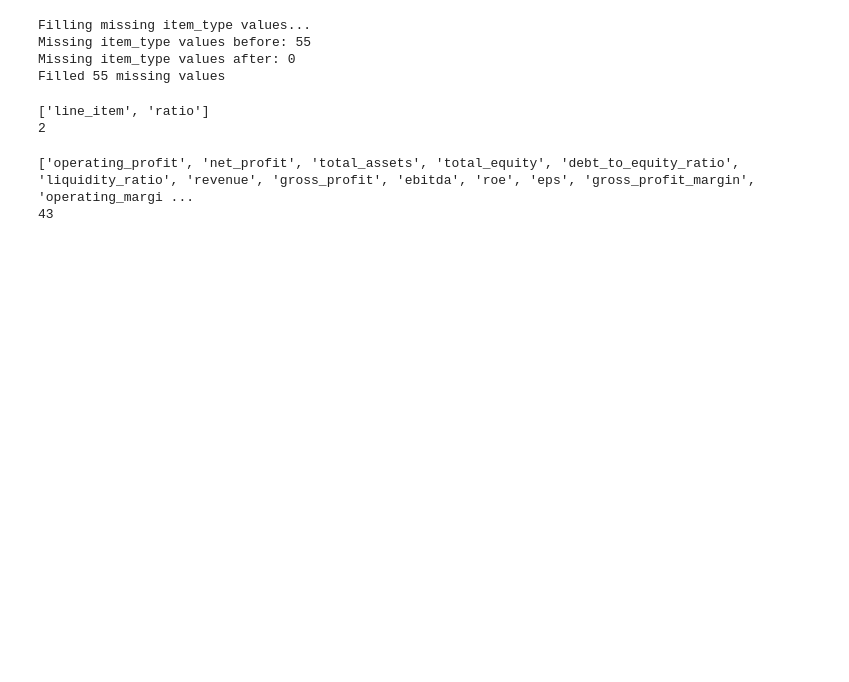
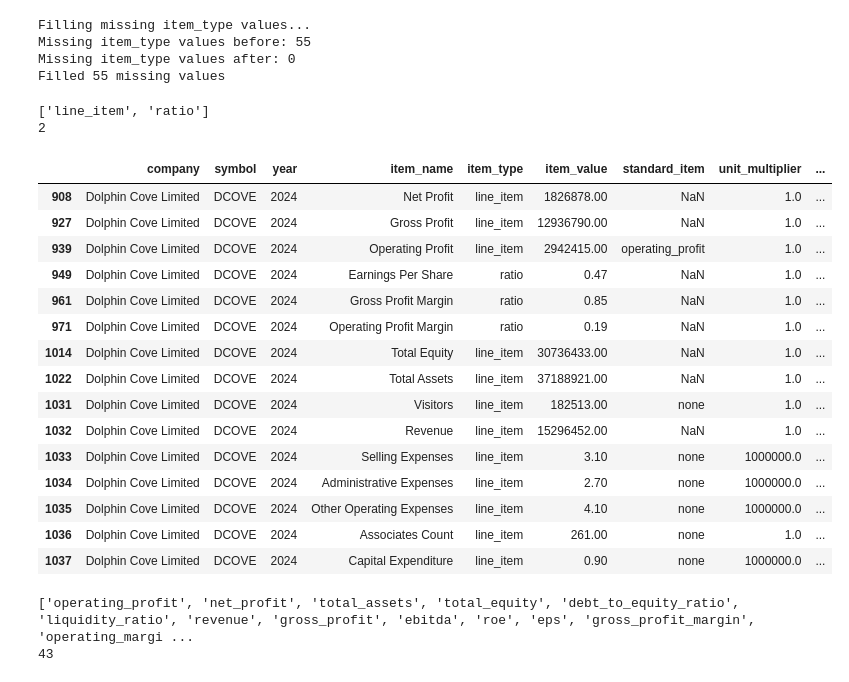
Before and after one commit to Aeontsolutions/jse-data-extractor, a Jupyter notebook: metrics/clean_items.ipynb, the cells around one changed output. Drawn from its saved outputs; the diff is of its cells as text; code cells hidden in the pictures; blank space fills up the shorter version.

```diff
--- a/metrics/clean_items.ipynb
+++ b/metrics/clean_items.ipynb
@@ -275,10 +275,30 @@ print(len(item_types))
 df_cleaned.rename(columns={'item': 'item_value'}, inplace=True)
 
 # convert string to float
+df_cleaned['item_value'] = df_cleaned['item_value'].astype(str).str.replace(',', '')
 df_cleaned['item_value'] = pd.to_numeric(df_cleaned['item_value'], errors='coerce')
 
 # set item_value to float
 df_cleaned['item_value'] = df_cleaned['item_value'].astype(float)
+# %%
+df_cleaned[(df_cleaned["symbol"] == "DCOVE") & (df_cleaned["year"] == 2024)]
+# %% [output]
+|  | company | symbol | year | item_name | item_type | item_value | standard_item | unit_multiplier | ... |
+| 908 | Dolphin Cove Limited | DCOVE | 2024 | Net Profit | line_item | 1826878.00 | NaN | 1.0 | ... |
+| 927 | Dolphin Cove Limited | DCOVE | 2024 | Gross Profit | line_item | 12936790.00 | NaN | 1.0 | ... |
+| 939 | Dolphin Cove Limited | DCOVE | 2024 | Operating Profit | line_item | 2942415.00 | operating_profit | 1.0 | ... |
+| 949 | Dolphin Cove Limited | DCOVE | 2024 | Earnings Per Share | ratio | 0.47 | NaN | 1.0 | ... |
+| 961 | Dolphin Cove Limited | DCOVE | 2024 | Gross Profit Margin | ratio | 0.85 | NaN | 1.0 | ... |
+| 971 | Dolphin Cove Limited | DCOVE | 2024 | Operating Profit Margin | ratio | 0.19 | NaN | 1.0 | ... |
+| 1014 | Dolphin Cove Limited | DCOVE | 2024 | Total Equity | line_item | 30736433.00 | NaN | 1.0 | ... |
+| 1022 | Dolphin Cove Limited | DCOVE | 2024 | Total Assets | line_item | 37188921.00 | NaN | 1.0 | ... |
+| 1031 | Dolphin Cove Limited | DCOVE | 2024 | Visitors | line_item | 182513.00 | none | 1.0 | ... |
+| 1032 | Dolphin Cove Limited | DCOVE | 2024 | Revenue | line_item | 15296452.00 | NaN | 1.0 | ... |
+| 1033 | Dolphin Cove Limited | DCOVE | 2024 | Selling Expenses | line_item | 3.10 | none | 1000000.0 | ... |
+| 1034 | Dolphin Cove Limited | DCOVE | 2024 | Administrative Expenses | line_item | 2.70 | none | 1000000.0 | ... |
+| 1035 | Dolphin Cove Limited | DCOVE | 2024 | Other Operating Expenses | line_item | 4.10 | none | 1000000.0 | ... |
+| 1036 | Dolphin Cove Limited | DCOVE | 2024 | Associates Count | line_item | 261.00 | none | 1.0 | ... |
+| 1037 | Dolphin Cove Limited | DCOVE | 2024 | Capital Expenditure | line_item | 0.90 | none | 1000000.0 | ... |
 # %%
 # df_cleaned.loc[df_cleaned['standard_item'].isna(), 'standard_item'] = df_cleaned['item_name_standardized']
 # %%
```
Also changed, not shown: parts of 4 cells of this notebook, 2 other files.
